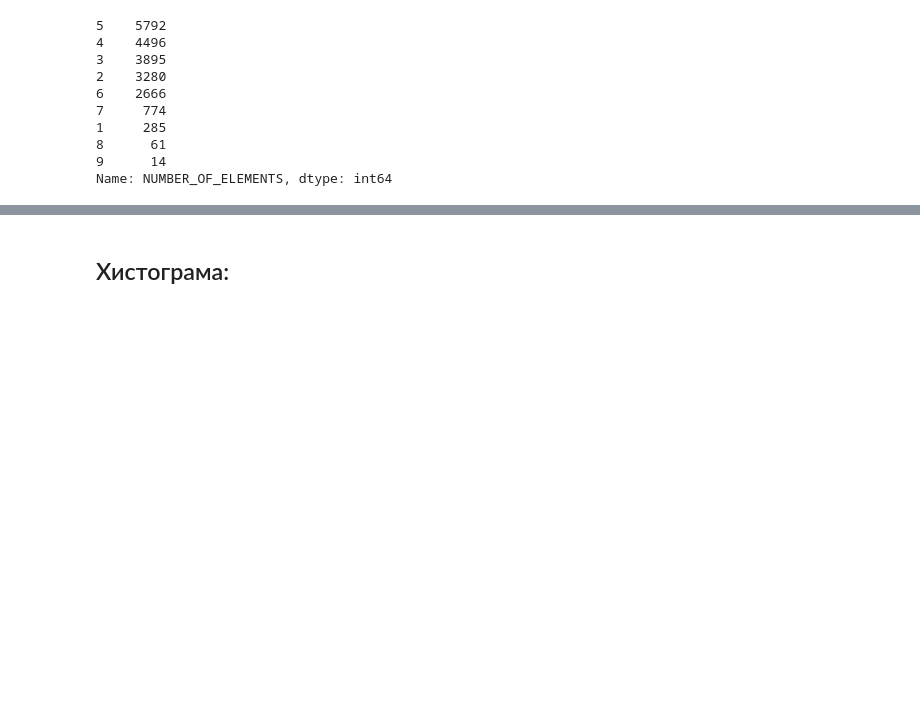
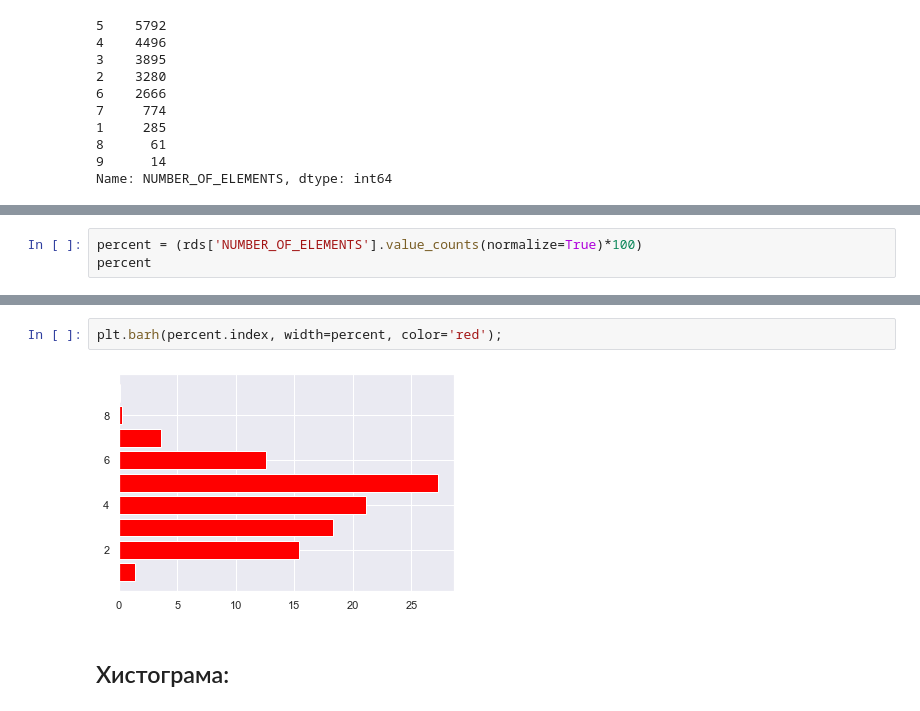
Before and after one commit to Yavor-Georgiev/DA-ML-1, a Jupyter notebook: Homework-1/UCI_Superconductivity_EDA.ipynb, the cells around one changed output, grey strips where cells are left out. Drawn from its saved outputs; the diff is of its cells as text; blank space fills up the shorter version.

```diff
--- a/Homework-1/UCI_Superconductivity_EDA.ipynb
+++ b/Homework-1/UCI_Superconductivity_EDA.ipynb
@@ -814 +813,4 @@ plt.bar(counts.index, height=counts)
 [figure]
+# %%
+percent = (rds['NUMBER_OF_ELEMENTS'].value_counts(normalize=True)*100)
+percent
@@ -815,3 +828,7 @@ plt.bar(counts.index, height=counts)
+# %%
+plt.barh(percent.index, width=percent, color='red');
+# %% [output]
+[figure, added]
 # %% [markdown]
 ## Хистограма:
 # %%
```
Also changed, not shown: parts of 6 cells of this notebook.
